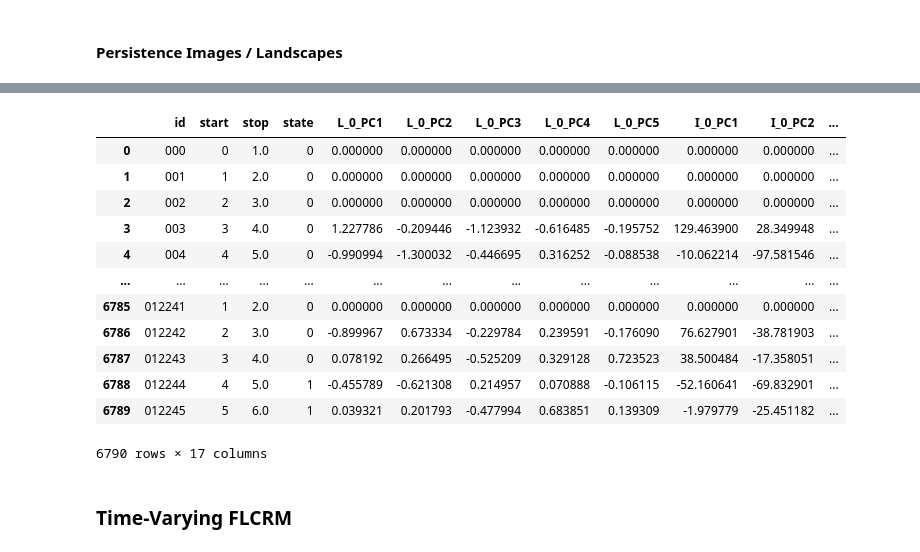
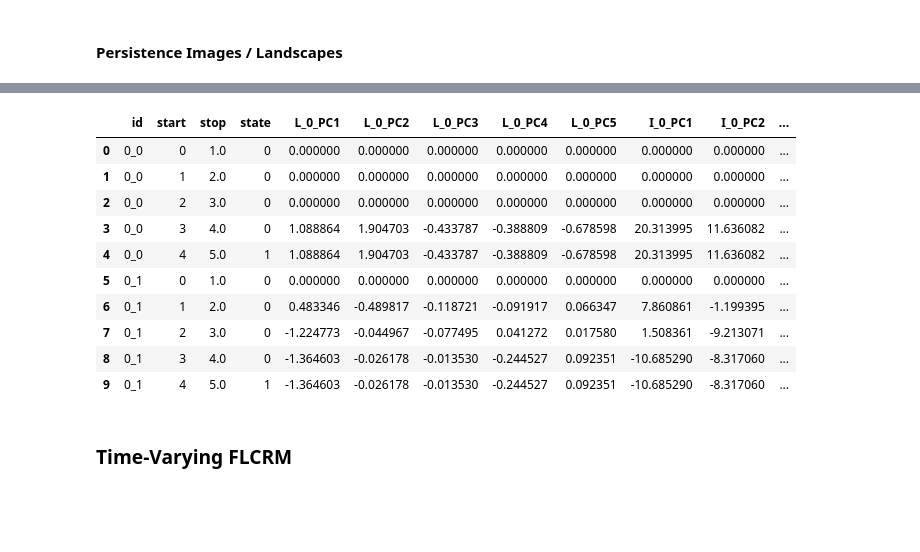
Before and after one commit to shakkyaNV/NetworkModels, a Jupyter notebook: Project1/A1/FLCRM.ipynb, the cells around one changed output, grey strips where cells are left out. Saved outputs shown, nothing was run; the diff lists cells and outputs as text; code cells hidden in the pictures; blank space fills up the shorter version.

Commit message:
New FLCRM implementation

```diff
--- a/Project1/A1/FLCRM.ipynb
+++ b/Project1/A1/FLCRM.ipynb
@@ -240,0 +180,8 @@ plt.show()
+# %%
+importlib.reload(nwm)
+importlib.reload(gp)
+
+# PATH = os.getcwd()
+# output_file = 'FLCRM_test'
+# output_file_path = os.path.join(PATH, 'Outputs', f"{output_file}.html")
+df_temp, activation_results = nwm.main_sims(params_list=params_list, save_files=False)
@@ -240,0 +213,18 @@ plt.show()
+# %%
+# keep only realizations that have at least one row with state == 1
+df_temp = df_temp[df_temp.groupby(['simulation_id', 'realization_id'])['state'].transform('max') == 1]
+df_temp = df_temp[df_temp.groupby(['simulation_id', 'realization_id'])['state'].cumsum() <= 1]
+# %%
+# Define the list of front columns in desired order
+front_columns = [
+    "simulation_id", "realization_id", "time", "state",
+    "node_active_threshold", "num_nodes", "num_neighbor_nodes",
+    "total_random_edges", "num_active_nodes", "active_nodes"]
+
+suffix_columns = [f"{prefix}_{i}" for prefix in ['H', 'L', 'I', 'E'] for i in range(3)]
+all_columns = list(df_temp.columns)
+
+
+middle_columns = [col for col in all_columns if col not in front_columns + suffix_columns]
+df_temp = df_temp[front_columns + middle_columns + suffix_columns]
+df_temp.drop(columns = suffix_columns, inplace=False).head(10)
@@ -240,0 +244,5 @@ plt.show()
+# %%
+# df = df_temp[df_temp['state'] == 1]
+df = df_temp
+print(df.shape)
+# df.drop(columns = suffix_columns,inplace=False).head(5)
@@ -285,39 +295,37 @@ Skipping I_2 — no valid data.
 # %%
 landscape_cols = [col for col in df_pca.columns if col.startswith("L_") or col.startswith("I_") or col.startswith("E_")]
 
 df_pca[landscape_cols] = df_pca[landscape_cols].applymap(
     lambda x: np.zeros_like(x) if isinstance(x, float) and np.isnan(x) else x
 )
 df_pca = df_pca.sort_values(["simulation_id", "realization_id", "time"])
 
 df_pca["start"] = df_pca["time"]
 df_pca["stop"] = df_pca.groupby(["simulation_id", "realization_id"])["time"].shift(-1)
 df_pca["stop"] = df_pca["stop"].fillna(df_pca["start"] + 1)
 
 landscape_cols = sorted([col for col in df_pca.columns if col.startswith("L_")])
 image_cols = sorted([col for col in df_pca.columns if col.startswith("I_")])
 essentials_cols = sorted([col for col in df_pca.columns if col.startswith("E_")])
 
 
 ordered_cols = ["id", "start", "stop", "state"] + landscape_cols + image_cols + essentials_cols
-df_pca['id'] = df['simulation_id'].astype(str) + df['realization_id'].astype(str) + df['time'].astype(str)
+df_pca['id'] = df['simulation_id'].astype(str) + "_" + df['realization_id'].astype(str) # + df['time'].astype(str)
 
 df_pca = df_pca[ordered_cols]
 df_pca.head(10)
 # %% [output]
 |  | id | start | stop | state | L_0_PC1 | L_0_PC2 | L_0_PC3 | L_0_PC4 | L_0_PC5 | I_0_PC1 | I_0_PC2 | ... |
-| 0 | 000 | 0 | 1.0 | 0 | 0.000000 | 0.000000 | 0.000000 | 0.000000 | 0.000000 | 0.000000 | 0.000000 | ... |
-| 1 | 001 | 1 | 2.0 | 0 | 0.000000 | 0.000000 | 0.000000 | 0.000000 | 0.000000 | 0.000000 | 0.000000 | ... |
-| 2 | 002 | 2 | 3.0 | 0 | 0.000000 | 0.000000 | 0.000000 | 0.000000 | 0.000000 | 0.000000 | 0.000000 | ... |
-| 3 | 003 | 3 | 4.0 | 0 | 1.227786 | -0.209446 | -1.123932 | -0.616485 | -0.195752 | 129.463900 | 28.349948 | ... |
-| 4 | 004 | 4 | 5.0 | 0 | -0.990994 | -1.300032 | -0.446695 | 0.316252 | -0.088538 | -10.062214 | -97.581546 | ... |
-| ... | ... | ... | ... | ... | ... | ... | ... | ... | ... | ... | ... | ... |
-| 6785 | 012241 | 1 | 2.0 | 0 | 0.000000 | 0.000000 | 0.000000 | 0.000000 | 0.000000 | 0.000000 | 0.000000 | ... |
-| 6786 | 012242 | 2 | 3.0 | 0 | -0.899967 | 0.673334 | -0.229784 | 0.239591 | -0.176090 | 76.627901 | -38.781903 | ... |
-| 6787 | 012243 | 3 | 4.0 | 0 | 0.078192 | 0.266495 | -0.525209 | 0.329128 | 0.723523 | 38.500484 | -17.358051 | ... |
-| 6788 | 012244 | 4 | 5.0 | 1 | -0.455789 | -0.621308 | 0.214957 | 0.070888 | -0.106115 | -52.160641 | -69.832901 | ... |
-| 6789 | 012245 | 5 | 6.0 | 1 | 0.039321 | 0.201793 | -0.477994 | 0.683851 | 0.139309 | -1.979779 | -25.451182 | ... |
+| 0 | 0_0 | 0 | 1.0 | 0 | 0.000000 | 0.000000 | 0.000000 | 0.000000 | 0.000000 | 0.000000 | 0.000000 | ... |
+| 1 | 0_0 | 1 | 2.0 | 0 | 0.000000 | 0.000000 | 0.000000 | 0.000000 | 0.000000 | 0.000000 | 0.000000 | ... |
+| 2 | 0_0 | 2 | 3.0 | 0 | 0.000000 | 0.000000 | 0.000000 | 0.000000 | 0.000000 | 0.000000 | 0.000000 | ... |
+| 3 | 0_0 | 3 | 4.0 | 0 | 1.088864 | 1.904703 | -0.433787 | -0.388809 | -0.678598 | 20.313995 | 11.636082 | ... |
+| 4 | 0_0 | 4 | 5.0 | 1 | 1.088864 | 1.904703 | -0.433787 | -0.388809 | -0.678598 | 20.313995 | 11.636082 | ... |
+| 5 | 0_1 | 0 | 1.0 | 0 | 0.000000 | 0.000000 | 0.000000 | 0.000000 | 0.000000 | 0.000000 | 0.000000 | ... |
+| 6 | 0_1 | 1 | 2.0 | 0 | 0.483346 | -0.489817 | -0.118721 | -0.091917 | 0.066347 | 7.860861 | -1.199395 | ... |
+| 7 | 0_1 | 2 | 3.0 | 0 | -1.224773 | -0.044967 | -0.077495 | 0.041272 | 0.017580 | 1.508361 | -9.213071 | ... |
+| 8 | 0_1 | 3 | 4.0 | 0 | -1.364603 | -0.026178 | -0.013530 | -0.244527 | 0.092351 | -10.685290 | -8.317060 | ... |
+| 9 | 0_1 | 4 | 5.0 | 1 | -1.364603 | -0.026178 | -0.013530 | -0.244527 | 0.092351 | -10.685290 | -8.317060 | ... |
-6790 rows × 17 columns
 # %% [markdown]
 ### Time-Varying FLCRM
 # %%
```
Also changed, not shown: parts of 31 cells of this notebook.
